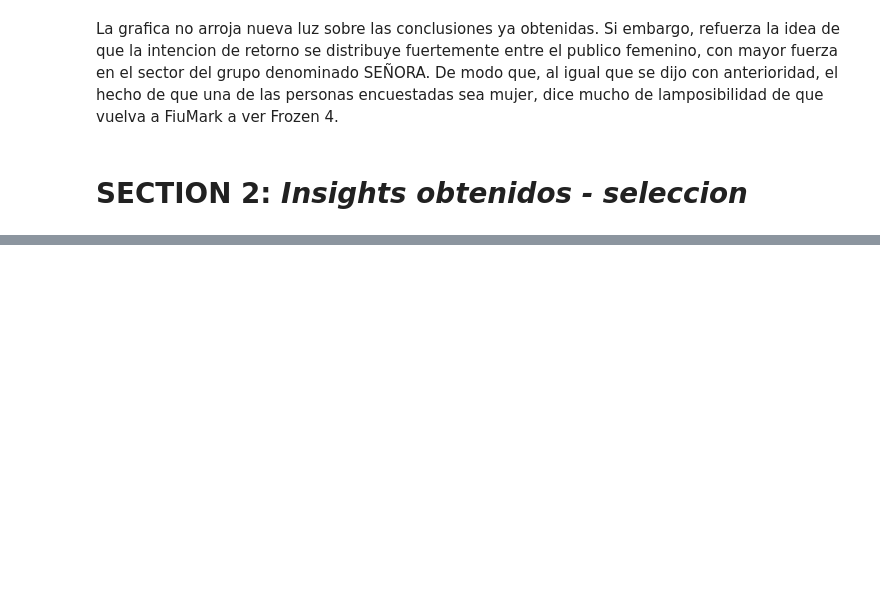
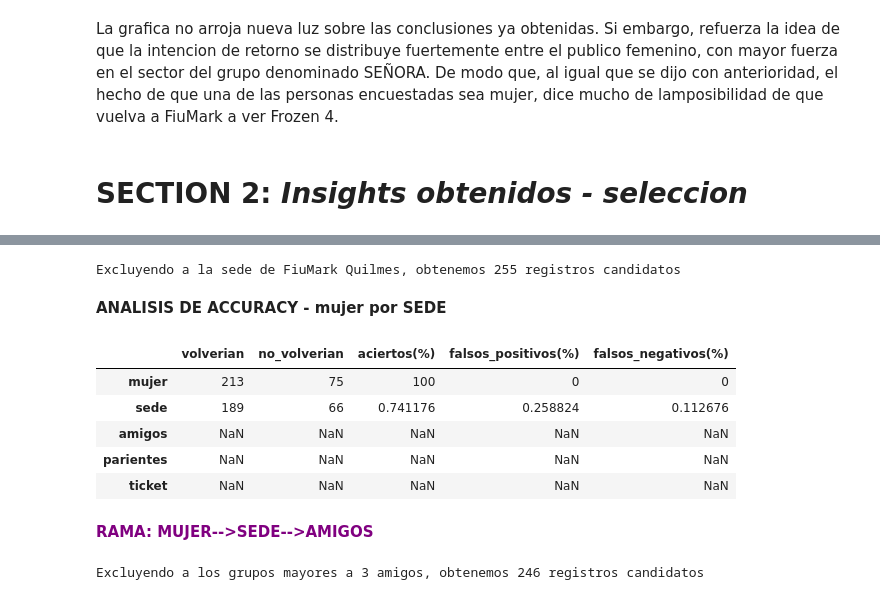
Before and after one commit to lionelguglielmone/OrgaDeCompusTP, a Jupyter notebook: tp1_main.ipynb, the cells around one changed output, grey strips where cells are left out. Saved outputs shown, nothing was run; the diff lists cells and outputs as text; code cells hidden in the pictures; blank space fills up the shorter version.

```diff
--- a/tp1_main.ipynb
+++ b/tp1_main.ipynb
@@ -1593,0 +1705,38 @@ Posteriormente, se vincularon distintos *features* para generar nuevos *insights
+# %%
+#Subrama mujer: nombre de la sede
+candidatos_mujer_sede = candidatos_mujer.loc[candidatos_mujer['nombre_sede']!='fiumark_quilmes']
+cantidad_volveria_mujer_sede = len(candidatos_mujer_sede.index)
+print('Excluyendo a la sede de FiuMark Quilmes, obtenemos ' + str(cantidad_volveria_mujer_sede) + ' registros candidatos')
+# %% [output]
+Excluyendo a la sede de FiuMark Quilmes, obtenemos 255 registros candidatos
+# %% [markdown]
+**ANALISIS DE ACCURACY - mujer por SEDE**
+# %%
+#Analizamos
+target_candidatos_mujer_sede = pd.merge(candidatos_mujer_sede,train_df_values, on = 'id_usuario')
+target_candidatos_mujer_sede = target_candidatos_mujer_sede.loc[target_candidatos_mujer_sede['volveria']==1]
+target_candidatos_mujer_sede = len(target_candidatos_mujer_sede)
+df_mujer.loc['sede','volverian'] = target_candidatos_mujer_sede
+df_mujer.loc['sede','no_volverian'] = cantidad_volveria_mujer_sede - target_candidatos_mujer_sede
+
+
+df_mujer.loc['sede','aciertos(%)'] = target_candidatos_mujer_sede/cantidad_volveria_mujer_sede
+df_mujer.loc['sede','falsos_positivos(%)'] = (cantidad_volveria_mujer_sede - target_candidatos_mujer_sede)/cantidad_volveria_mujer_sede
+df_mujer.loc['sede','falsos_negativos(%)'] = (df_mujer.loc['mujer','volverian']-df_mujer.loc['sede','volverian'])/df_mujer.loc['mujer','volverian']
+df_mujer
+# %% [output]
+|  | volverian | no_volverian | aciertos(%) | falsos_positivos(%) | falsos_negativos(%) |
+| mujer | 213 | 75 | 100 | 0 | 0 |
+| sede | 189 | 66 | 0.741176 | 0.258824 | 0.112676 |
+| amigos | NaN | NaN | NaN | NaN | NaN |
+| parientes | NaN | NaN | NaN | NaN | NaN |
+| ticket | NaN | NaN | NaN | NaN | NaN |
+# %% [markdown]
+<font color='purple'>**RAMA: MUJER-->SEDE-->AMIGOS**</font>
+# %%
+#Subrama mujer, subrama Chacarita/Palermo: amigos
+candidatos_mujer_sede_amigos = candidatos_mujer_sede.loc[candidatos_mujer_sede['amigos']<4]
+cantidad_volveria_mujer_sede_amigos = len(candidatos_mujer_sede_amigos.index)
+print('Excluyendo a los grupos mayores a 3 amigos, obtenemos ' + str(cantidad_volveria_mujer_sede_amigos) + ' registros candidatos')
+# %% [output]
+Excluyendo a los grupos mayores a 3 amigos, obtenemos 246 registros candidatos
```
Also changed, not shown: parts of 32 cells of this notebook.
